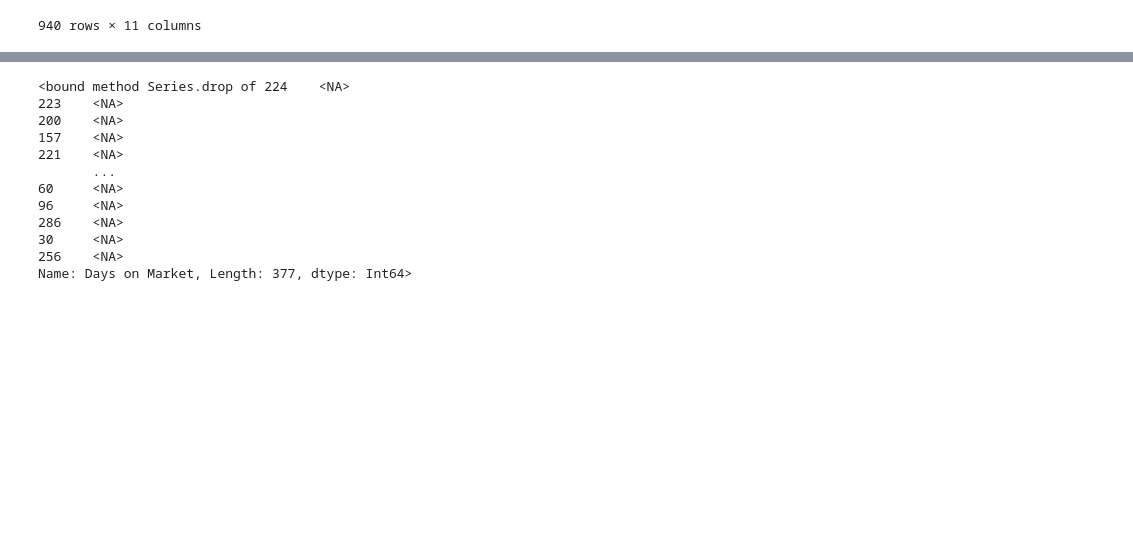
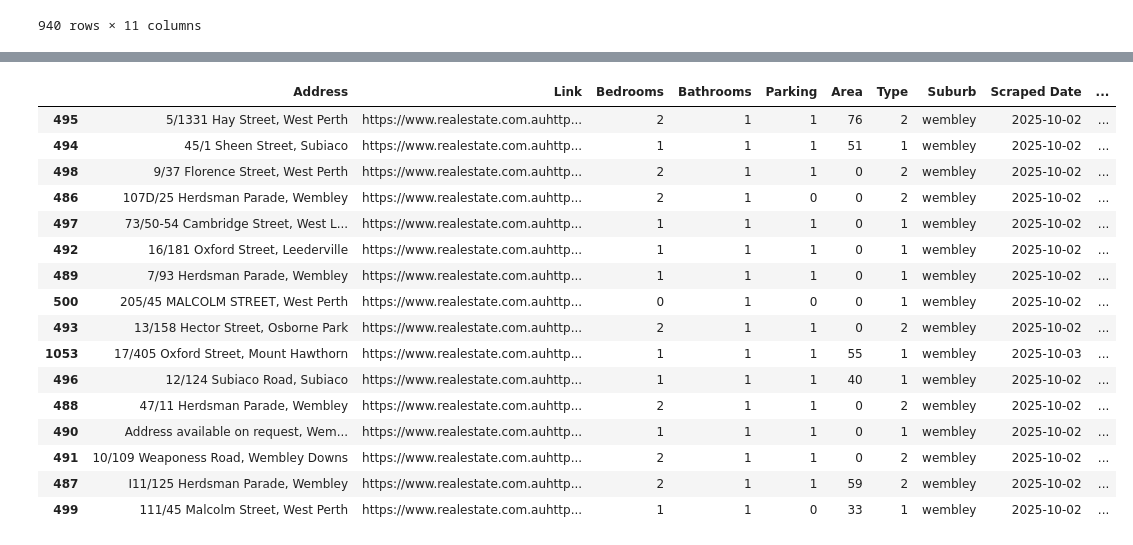
Before and after one commit to sandovalj60/RealEstate_Scraping, a Jupyter notebook: Scrape_Test.ipynb, the cells around one changed output, grey strips where cells are left out. Drawn from its saved outputs; the diff is of its cells as text; code cells hidden in the pictures; blank space fills up the shorter version.

Commit message:
new run, new unique suburd csv export. Need to fix added market days to avoid duplicates.

```diff
--- a/Scrape_Test.ipynb
+++ b/Scrape_Test.ipynb
@@ -103,15 +127,21 @@ df1 = df['Days on Market'].drop
 # %%
-df1
+wembley_df_unique = wembley_df.drop_duplicates(subset=['Address'])
+wembley_df_unique.sort_values(by=['Asking Price'], ascending=[False])
 # %% [output]
-<bound method Series.drop of 224    <NA>
-223    <NA>
-200    <NA>
-157    <NA>
-221    <NA>
-       ...
-60     <NA>
-96     <NA>
-286    <NA>
-30     <NA>
-256    <NA>
-Name: Days on Market, Length: 377, dtype: Int64>
+|  | Address | Link | Bedrooms | Bathrooms | Parking | Area | Type | Suburb | Scraped Date | ... |
+| 495 | 5/1331 Hay Street, West Perth | https://www.realestate.com.auhttp... | 2 | 1 | 1 | 76 | 2 | wembley | 2025-10-02 | ... |
+| 494 | 45/1 Sheen Street, Subiaco | https://www.realestate.com.auhttp... | 1 | 1 | 1 | 51 | 1 | wembley | 2025-10-02 | ... |
+| 498 | 9/37 Florence Street, West Perth | https://www.realestate.com.auhttp... | 2 | 1 | 1 | 0 | 2 | wembley | 2025-10-02 | ... |
+| 486 | 107D/25 Herdsman Parade, Wembley | https://www.realestate.com.auhttp... | 2 | 1 | 0 | 0 | 2 | wembley | 2025-10-02 | ... |
+| 497 | 73/50-54 Cambridge Street, West L... | https://www.realestate.com.auhttp... | 1 | 1 | 1 | 0 | 1 | wembley | 2025-10-02 | ... |
+| 492 | 16/181 Oxford Street, Leederville | https://www.realestate.com.auhttp... | 1 | 1 | 1 | 0 | 1 | wembley | 2025-10-02 | ... |
+| 489 | 7/93 Herdsman Parade, Wembley | https://www.realestate.com.auhttp... | 1 | 1 | 1 | 0 | 1 | wembley | 2025-10-02 | ... |
+| 500 | 205/45 MALCOLM STREET, West Perth | https://www.realestate.com.auhttp... | 0 | 1 | 0 | 0 | 1 | wembley | 2025-10-02 | ... |
+| 493 | 13/158 Hector Street, Osborne Park | https://www.realestate.com.auhttp... | 2 | 1 | 1 | 0 | 2 | wembley | 2025-10-02 | ... |
+| 1053 | 17/405 Oxford Street, Mount Hawthorn | https://www.realestate.com.auhttp... | 1 | 1 | 1 | 55 | 1 | wembley | 2025-10-03 | ... |
+| 496 | 12/124 Subiaco Road, Subiaco | https://www.realestate.com.auhttp... | 1 | 1 | 1 | 40 | 1 | wembley | 2025-10-02 | ... |
+| 488 | 47/11 Herdsman Parade, Wembley | https://www.realestate.com.auhttp... | 2 | 1 | 1 | 0 | 2 | wembley | 2025-10-02 | ... |
+| 490 | Address available on request, Wem... | https://www.realestate.com.auhttp... | 1 | 1 | 1 | 0 | 1 | wembley | 2025-10-02 | ... |
+| 491 | 10/109 Weaponess Road, Wembley Downs | https://www.realestate.com.auhttp... | 2 | 1 | 1 | 0 | 2 | wembley | 2025-10-02 | ... |
+| 487 | I11/125 Herdsman Parade, Wembley | https://www.realestate.com.auhttp... | 2 | 1 | 1 | 59 | 2 | wembley | 2025-10-02 | ... |
+| 499 | 111/45 Malcolm Street, West Perth | https://www.realestate.com.auhttp... | 1 | 1 | 0 | 33 | 1 | wembley | 2025-10-02 | ... |
```
Also changed, not shown: parts of 8 cells of this notebook, 2 other files.
